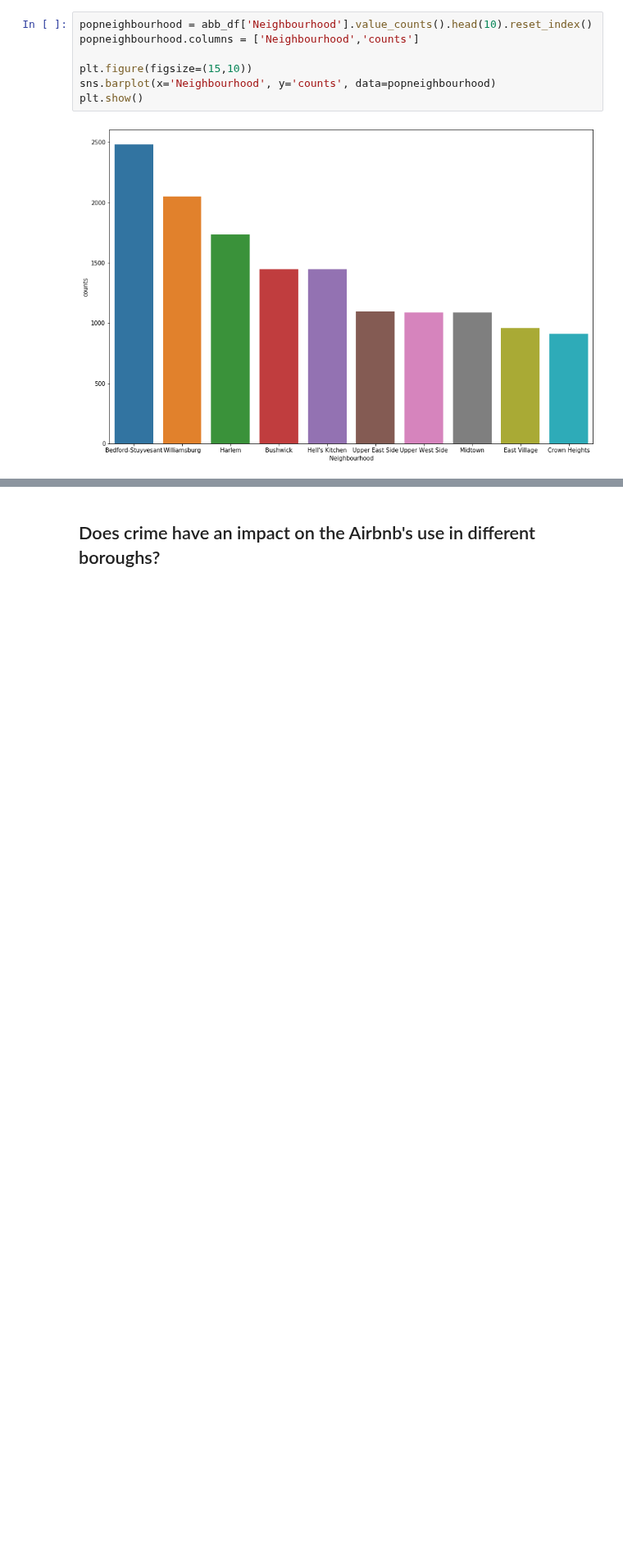
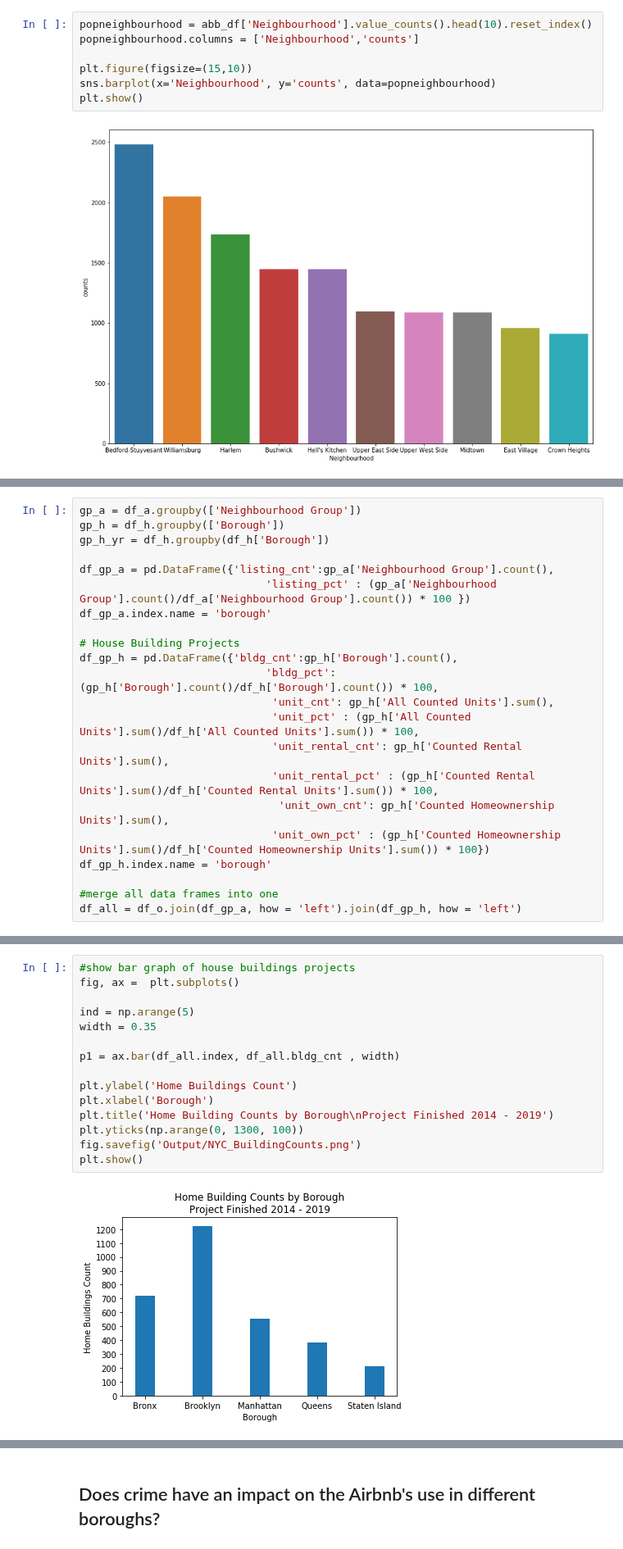
Before and after one commit to hayden4davey/Project1-Group2, a Jupyter notebook: Final Airbnb Analysis.ipynb, the cells around one changed output, grey strips where cells are left out. Shown at 82% size. Cells and saved outputs as stored; diff of their text form; blank space fills up the shorter version.

```diff
--- a/Final Airbnb Analysis.ipynb
+++ b/Final Airbnb Analysis.ipynb
@@ -242,0 +176,22 @@ plt.show()
+# %%
+gp_a = df_a.groupby(['Neighbourhood Group'])
+gp_h = df_h.groupby(['Borough'])
+gp_h_yr = df_h.groupby(df_h['Borough'])
+
+df_gp_a = pd.DataFrame({'listing_cnt':gp_a['Neighbourhood Group'].count(),
+                             'listing_pct' : (gp_a['Neighbourhood Group'].count()/df_a['Neighbourhood Group'].count()) * 100 })
+df_gp_a.index.name = 'borough'
+
+# House Building Projects
+df_gp_h = pd.DataFrame({'bldg_cnt':gp_h['Borough'].count(),
+                             'bldg_pct': (gp_h['Borough'].count()/df_h['Borough'].count()) * 100,
+                              'unit_cnt': gp_h['All Counted Units'].sum(),
+                              'unit_pct' : (gp_h['All Counted Units'].sum()/df_h['All Counted Units'].sum()) * 100,
+                              'unit_rental_cnt': gp_h['Counted Rental Units'].sum(),
+                              'unit_rental_pct' : (gp_h['Counted Rental Units'].sum()/df_h['Counted Rental Units'].sum()) * 100,
+                               'unit_own_cnt': gp_h['Counted Homeownership Units'].sum(),
+                              'unit_own_pct' : (gp_h['Counted Homeownership Units'].sum()/df_h['Counted Homeownership Units'].sum()) * 100})
+df_gp_h.index.name = 'borough'
+
+#merge all data frames into one
+df_all = df_o.join(df_gp_a, how = 'left').join(df_gp_h, how = 'left')
@@ -242,0 +208,17 @@ plt.show()
+# %%
+#show bar graph of house buildings projects
+fig, ax =  plt.subplots()
+
+ind = np.arange(5)
+width = 0.35
+
+p1 = ax.bar(df_all.index, df_all.bldg_cnt , width)
+
+plt.ylabel('Home Buildings Count')
+plt.xlabel('Borough')
+plt.title('Home Building Counts by Borough\nProject Finished 2014 - 2019')
+plt.yticks(np.arange(0, 1300, 100))
+fig.savefig('Output/NYC_BuildingCounts.png')
+plt.show()
+# %% [output]
+[figure, added]
```
Also changed, not shown: parts of 11 cells of this notebook.
